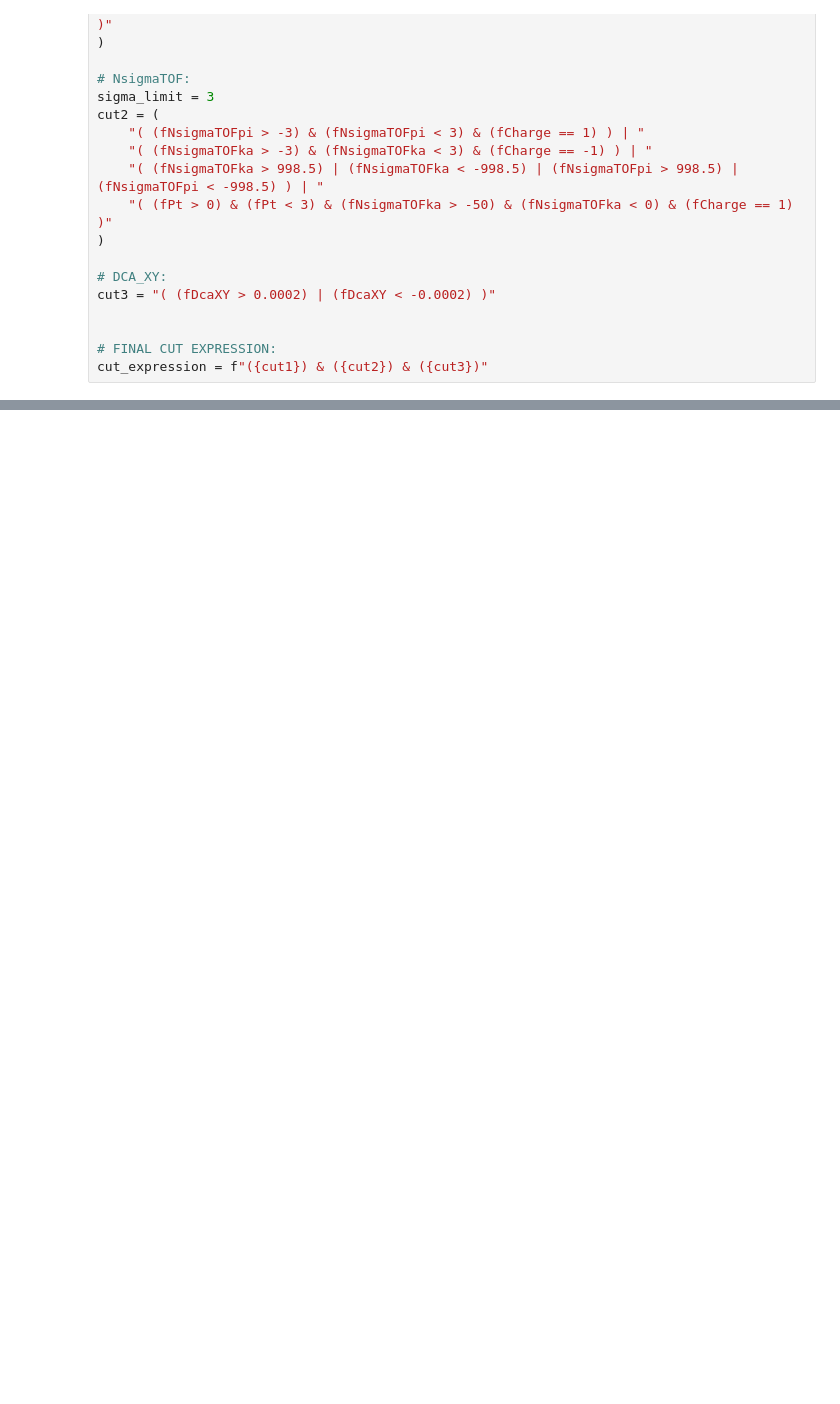
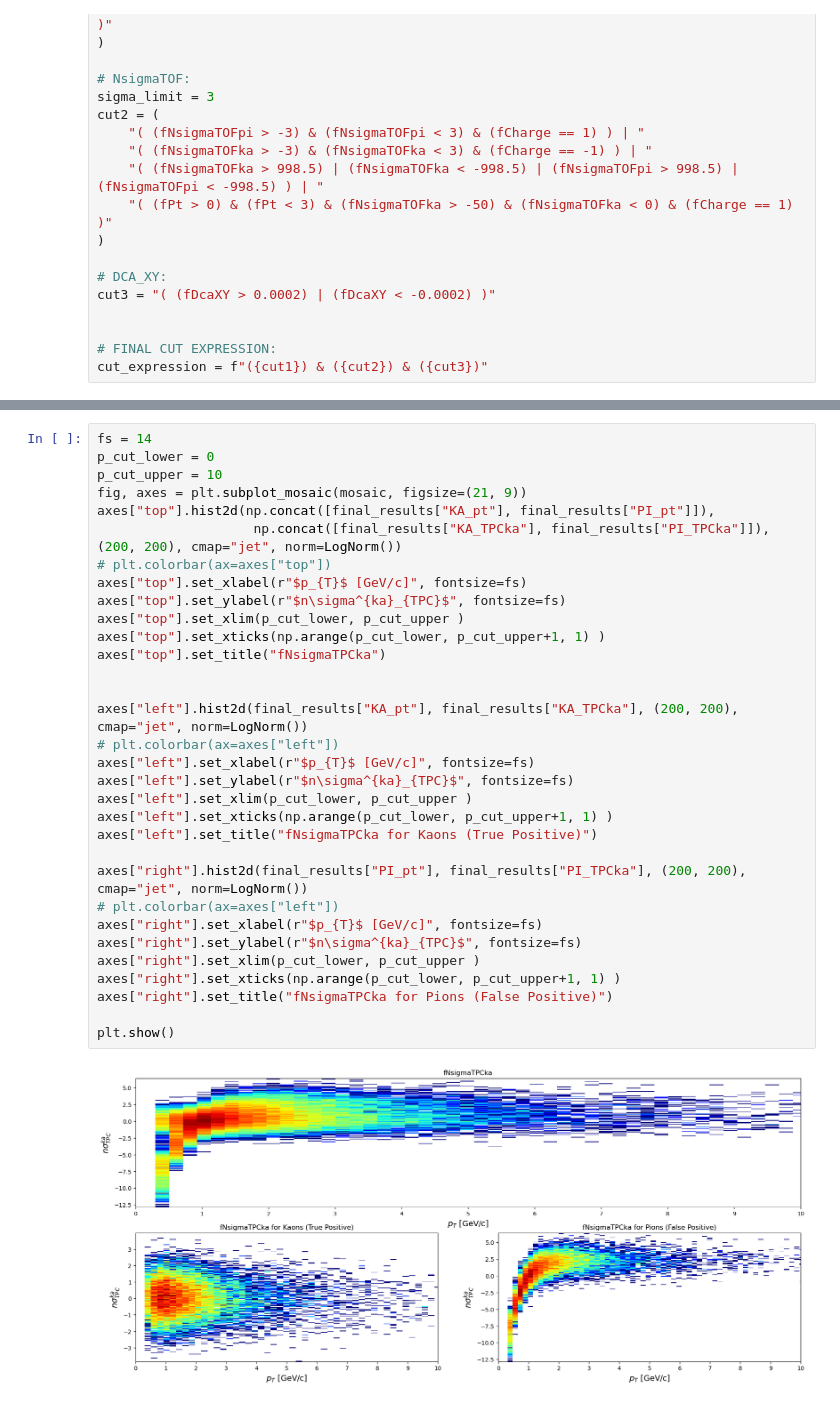
Before and after one commit to LeoPi314/LCPB_Project, a Jupyter notebook: MC_Analysis_D0.ipynb, the cells around one changed output, grey strips where cells are left out. Drawn from its saved outputs; the diff is of its cells as text; blank space fills up the shorter version.

```diff
--- a/MC_Analysis_D0.ipynb
+++ b/MC_Analysis_D0.ipynb
@@ -347,0 +529,34 @@ plt.show()
+# %%
+fs = 14
+p_cut_lower = 0
+p_cut_upper = 10
+fig, axes = plt.subplot_mosaic(mosaic, figsize=(21, 9))
+axes["top"].hist2d(np.concat([final_results["KA_pt"], final_results["PI_pt"]]),
+                    np.concat([final_results["KA_TPCka"], final_results["PI_TPCka"]]), (200, 200), cmap="jet", norm=LogNorm())
+# plt.colorbar(ax=axes["top"])
+axes["top"].set_xlabel(r"$p_{T}$ [GeV/c]", fontsize=fs)
+axes["top"].set_ylabel(r"$n\sigma^{ka}_{TPC}$", fontsize=fs)
+axes["top"].set_xlim(p_cut_lower, p_cut_upper )
+axes["top"].set_xticks(np.arange(p_cut_lower, p_cut_upper+1, 1) )
+axes["top"].set_title("fNsigmaTPCka")
+
+
+axes["left"].hist2d(final_results["KA_pt"], final_results["KA_TPCka"], (200, 200), cmap="jet", norm=LogNorm())
+# plt.colorbar(ax=axes["left"])
+axes["left"].set_xlabel(r"$p_{T}$ [GeV/c]", fontsize=fs)
+axes["left"].set_ylabel(r"$n\sigma^{ka}_{TPC}$", fontsize=fs)
+axes["left"].set_xlim(p_cut_lower, p_cut_upper )
+axes["left"].set_xticks(np.arange(p_cut_lower, p_cut_upper+1, 1) )
+axes["left"].set_title("fNsigmaTPCka for Kaons (True Positive)")
+
+axes["right"].hist2d(final_results["PI_pt"], final_results["PI_TPCka"], (200, 200), cmap="jet", norm=LogNorm())
+# plt.colorbar(ax=axes["left"])
+axes["right"].set_xlabel(r"$p_{T}$ [GeV/c]", fontsize=fs)
+axes["right"].set_ylabel(r"$n\sigma^{ka}_{TPC}$", fontsize=fs)
+axes["right"].set_xlim(p_cut_lower, p_cut_upper )
+axes["right"].set_xticks(np.arange(p_cut_lower, p_cut_upper+1, 1) )
+axes["right"].set_title("fNsigmaTPCka for Pions (False Positive)")
+
+plt.show()
+# %% [output]
+[figure, added]
```
Also changed, not shown: parts of 17 cells of this notebook, 1 other file.
